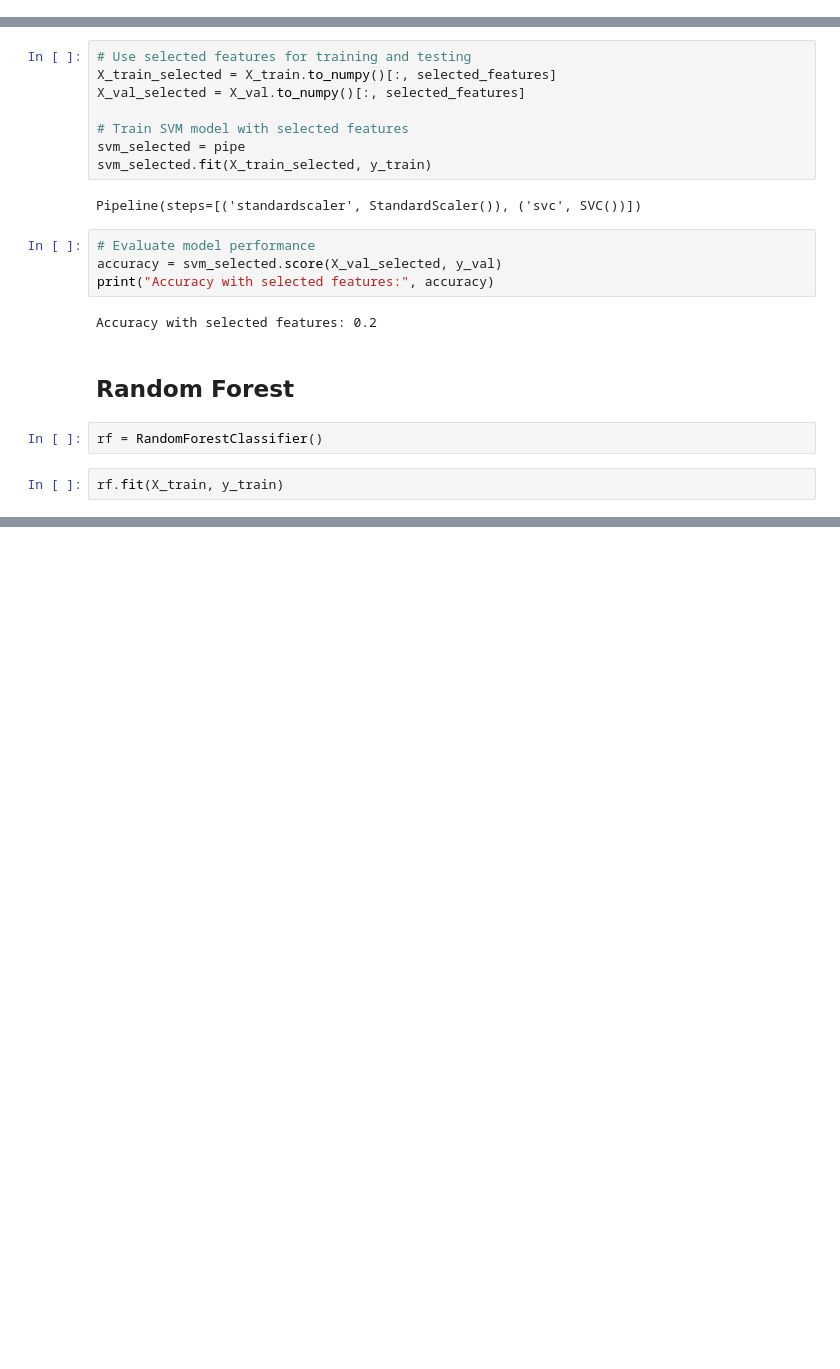
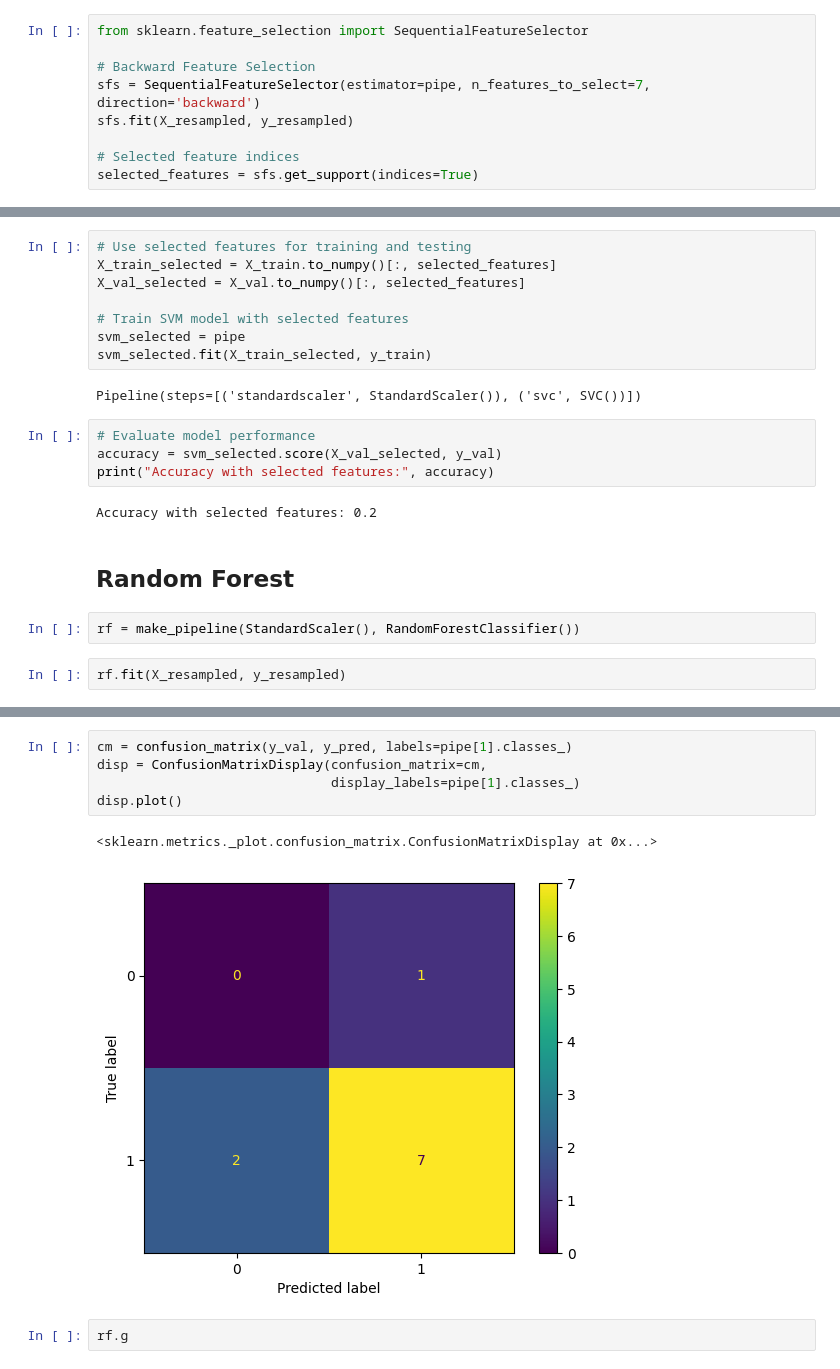
Before and after one commit to lizocf/Cognitive-Canvas-EEG, a Jupyter notebook: notebooks/modeling.ipynb, the cells around one changed output, grey strips where cells are left out. Cells and saved outputs as stored; diff of their text form; blank space fills up the shorter version.

```diff
--- a/notebooks/modeling.ipynb
+++ b/notebooks/modeling.ipynb
@@ -126,0 +228,9 @@ array([[-0.32911568, -0.20704785, -0.31130169, ...,  1.21119708,
+# %%
+from sklearn.feature_selection import SequentialFeatureSelector
+
+# Backward Feature Selection
+sfs = SequentialFeatureSelector(estimator=pipe, n_features_to_select=7, direction='backward')
+sfs.fit(X_resampled, y_resampled)
+
+# Selected feature indices
+selected_features = sfs.get_support(indices=True)
@@ -300,7 +417,7 @@ Accuracy with selected features: 0.2
 # %% [markdown]
 ## Random Forest
 # %%
-rf = RandomForestClassifier()
+rf = make_pipeline(StandardScaler(), RandomForestClassifier())
 # %%
-rf.fit(X_train, y_train)
+rf.fit(X_resampled, y_resampled)
 # %% [output]
@@ -315,0 +434,10 @@ Model accuracy score with default hyperparameters: 0.1000
+# %%
+cm = confusion_matrix(y_val, y_pred, labels=pipe[1].classes_)
+disp = ConfusionMatrixDisplay(confusion_matrix=cm,
+                              display_labels=pipe[1].classes_)
+disp.plot()
+# %% [output]
+<sklearn.metrics._plot.confusion_matrix.ConfusionMatrixDisplay at 0x...>
+[figure, added]
+# %%
+rf.g
```
Also changed, not shown: parts of 35 cells of this notebook.
